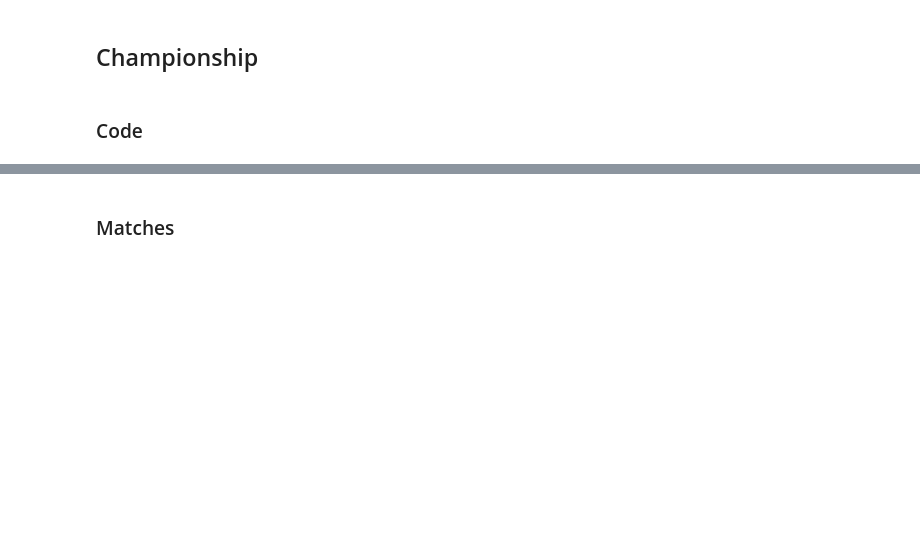
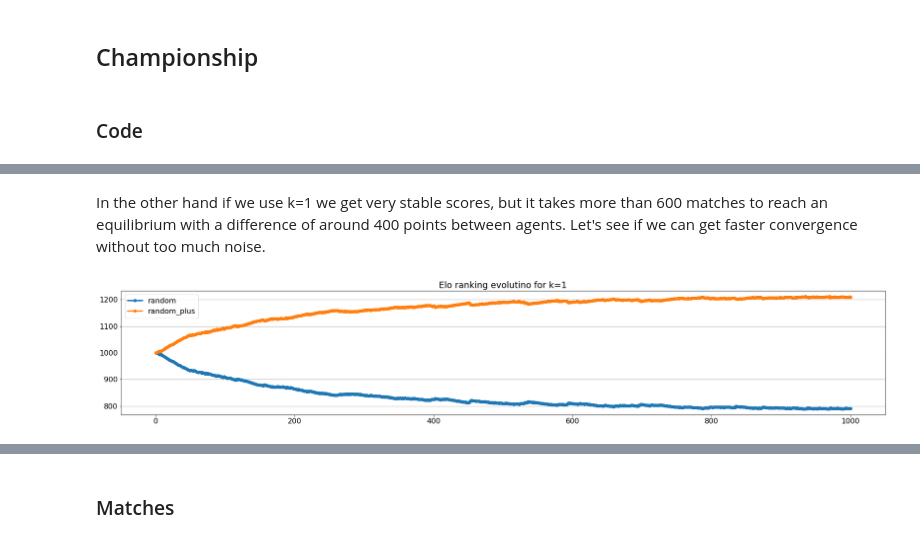
Before and after one commit to ironbar/hungry_geese, a Jupyter notebook: notebooks/002_hard_coded_agents_championship.ipynb, the cells around one changed output, grey strips where cells are left out. Cells and saved outputs as stored; diff of their text form; code cells hidden in the pictures; blank space fills up the shorter version.

```diff
--- a/notebooks/002_hard_coded_agents_championship.ipynb
+++ b/notebooks/002_hard_coded_agents_championship.ipynb
@@ -59,0 +236,13 @@ def get_rank(evaluate_ret):
+# %% [markdown]
+In the other hand if we use k=1 we get very stable scores, but it takes more than 600 matches to reach an equilibrium with a difference of around 400 points between agents. Let's see if we can get faster
+convergence without too much noise.
+# %%
+k = 1
+elo_ranking = EloRanking(np.unique(sampled_keys), k=k)
+
+for ret in rets:
+    elo_ranking.add_match(sampled_keys, ret)
+elo_ranking.plot()
+plt.title('Elo ranking evolutino for k=%i' % k);
+# %% [output]
+[figure, added]
```
Also changed, not shown: parts of 33 cells of this notebook.
